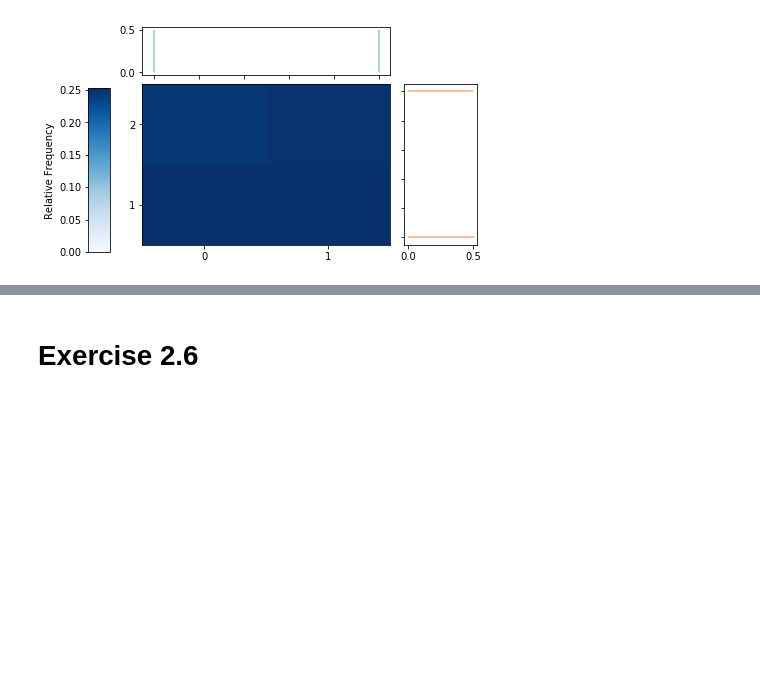
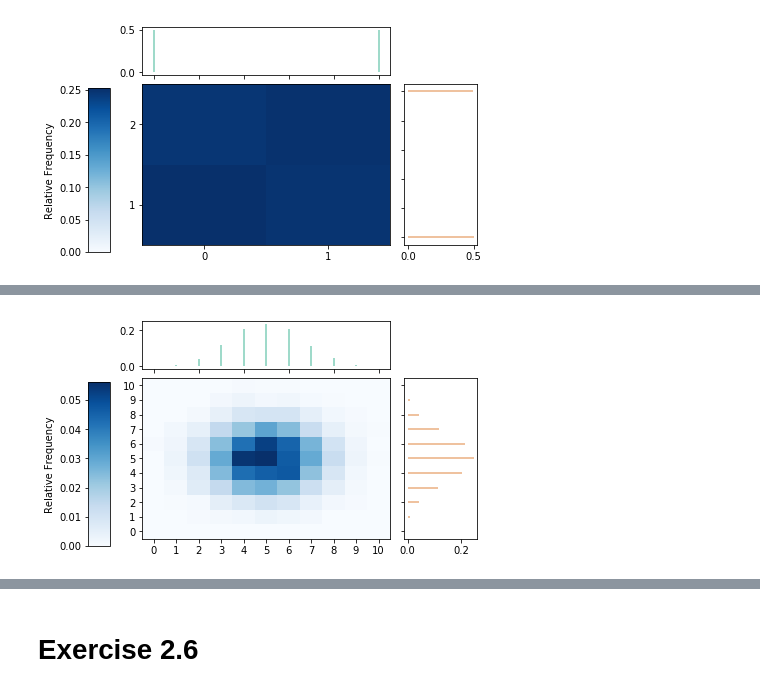
Before and after one commit to kevindavisross/stat405, a Jupyter notebook: STAT405/STAT405-Handout02-distributions.ipynb, the cells around one changed output, grey strips where cells are left out. Cells and saved outputs as stored; diff of their text form; code cells hidden in the pictures; blank space fills up the shorter version.

```diff
--- a/STAT405/STAT405-Handout02-distributions.ipynb
+++ b/STAT405/STAT405-Handout02-distributions.ipynb
@@ -200,0 +223,4 @@ S = RV(P, cumsum)
+# %%
+(W & Z).sim(10000).plot(['tile', 'marginal'])
+# %% [output]
+[figure, added]
```
Also changed, not shown: parts of 26 cells of this notebook, 12 other files.
